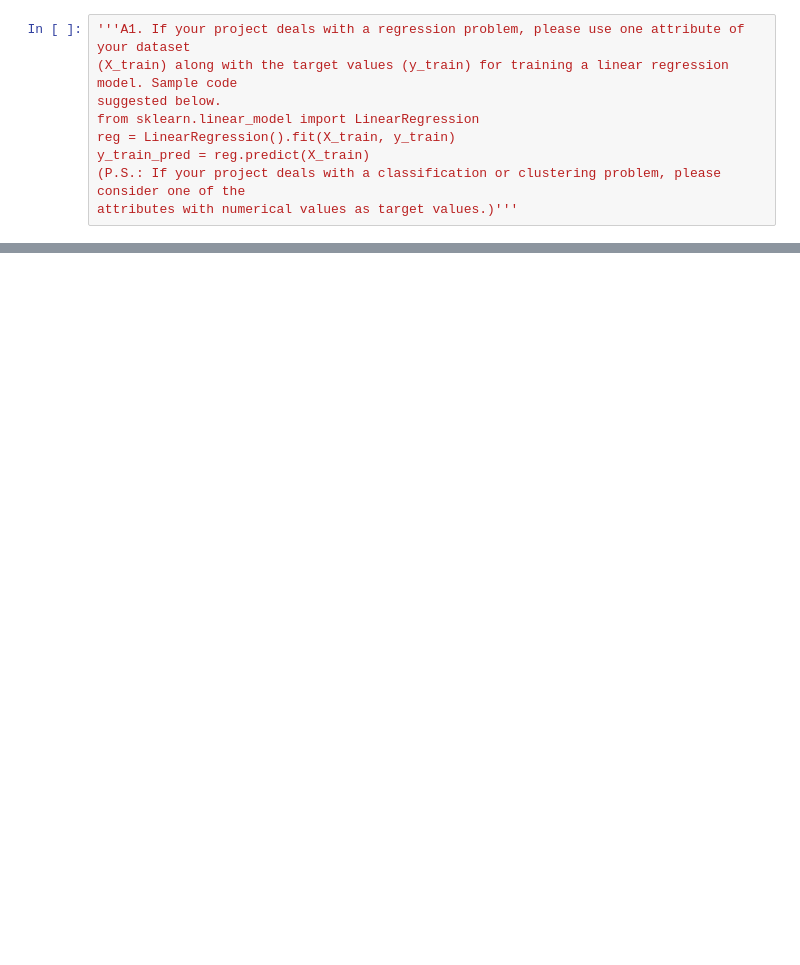
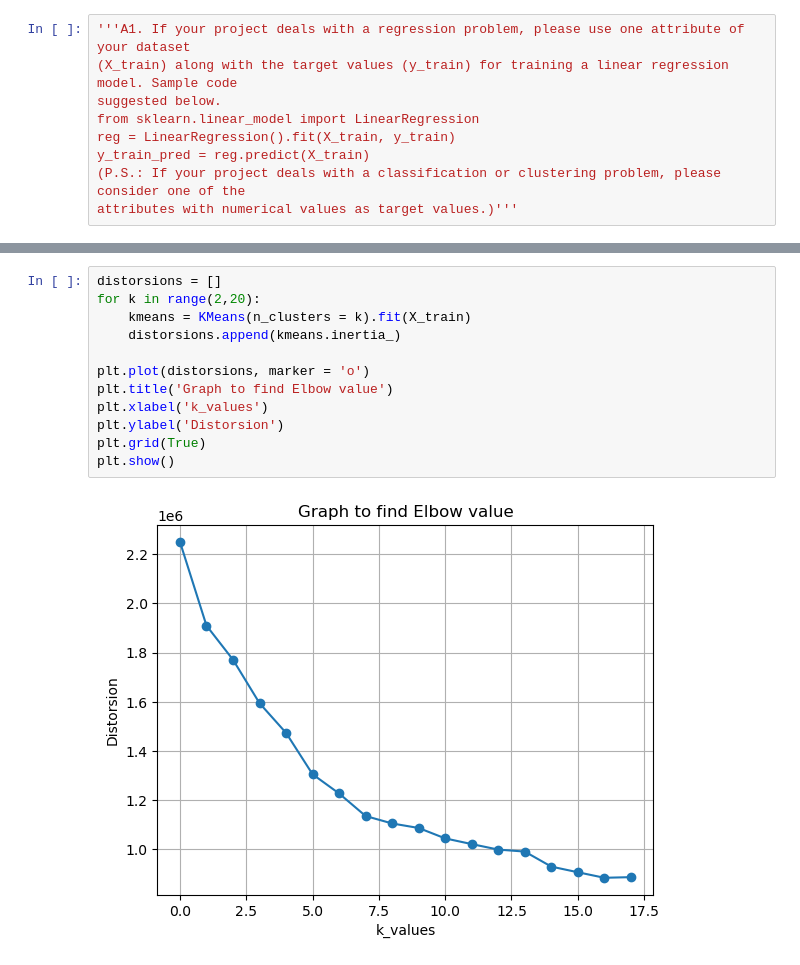
Before and after one commit to Sheethal-Madithilveedu/Machine-Learning, a Jupyter notebook: ML_Lab5.ipynb, the cells around one changed output, grey strips where cells are left out. Drawn from its saved outputs; the diff is of its cells as text; blank space fills up the shorter version.

```diff
--- a/ML_Lab5.ipynb
+++ b/ML_Lab5.ipynb
@@ -55,0 +221,14 @@ NameError: name 'LinearRegression' is not defined
+# %%
+distorsions = []
+for k in range(2,20):
+    kmeans = KMeans(n_clusters = k).fit(X_train)
+    distorsions.append(kmeans.inertia_)
+
+plt.plot(distorsions, marker = 'o')
+plt.title('Graph to find Elbow value')
+plt.xlabel('k_values')
+plt.ylabel('Distorsion')
+plt.grid(True)
+plt.show()
+# %% [output]
+[figure, added]
```
Also changed, not shown: parts of 8 cells of this notebook.
